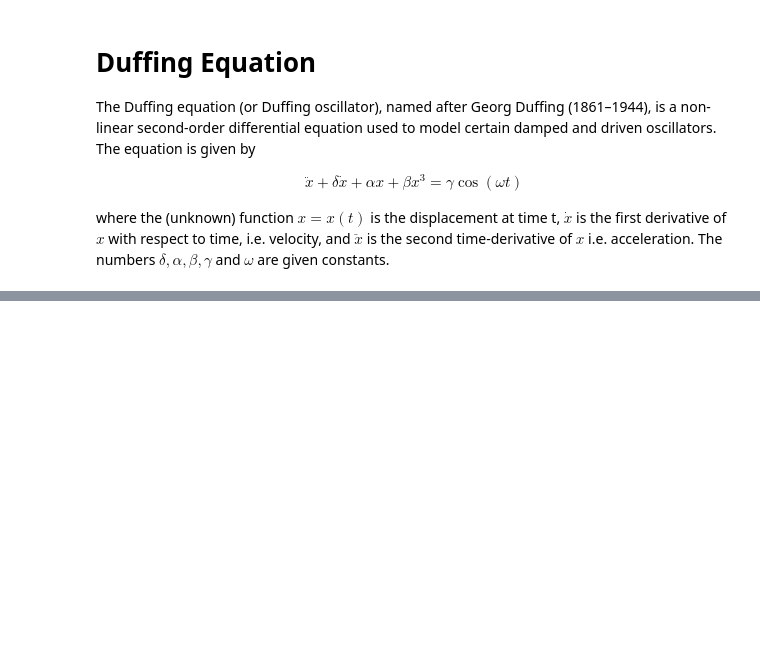
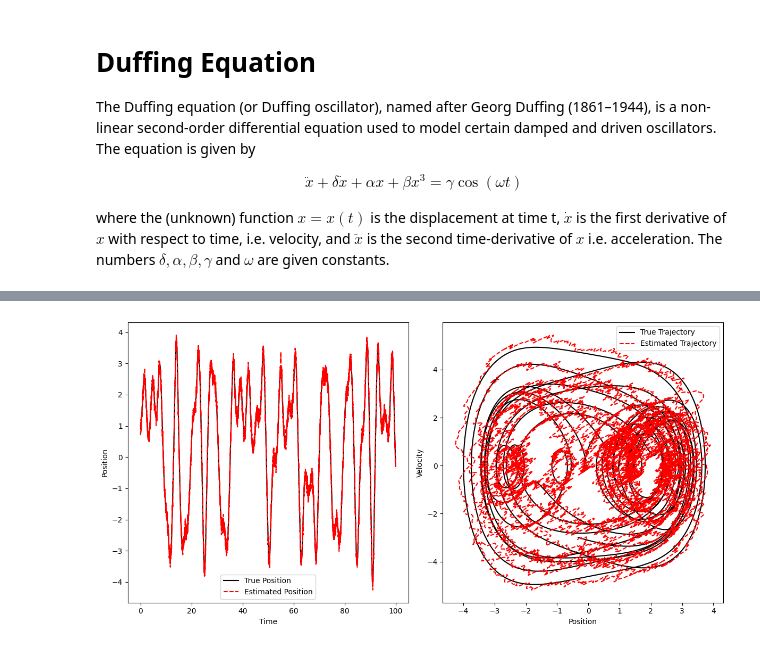
Before and after one commit to RemMyFav/UKF-vs-EKF-Analysis, a Jupyter notebook: duffering_equation/duffing_equation.ipynb, the cells around one changed output, grey strips where cells are left out. Saved outputs shown, nothing was run; the diff lists cells and outputs as text; code cells hidden in the pictures; blank space fills up the shorter version.

```diff
--- a/duffering_equation/duffing_equation.ipynb
+++ b/duffering_equation/duffing_equation.ipynb
@@ -193 +64,83 @@ plt.show()
+# %%
+# Define the Duffing equation dynamics and Jacobian
+def duffing_dynamics(t, state, delta, alpha, beta, gamma, omega):
+    x, v = state
+    dxdt = v
+    dvdt = -delta * v - alpha * x - beta * x**3 + gamma * np.cos(omega * t)
+    return np.array([dxdt, dvdt])
+
+def duffing_jacobian(state, delta, alpha, beta, gamma, omega):
+    x, v = state
+    return np.array([
+        [0, 1],
+        [-alpha - 3 * beta * x**2, -delta]
+    ])
+
+# Extended Kalman Filter Prediction and Update Steps
+def ekf_predict(x, P, Q, dt, delta, alpha, beta, gamma, omega, t):
+    f = duffing_dynamics(t, x, delta, alpha, beta, gamma, omega) * dt
+    x_pred = x + f
+    F = duffing_jacobian(x, delta, alpha, beta, gamma, omega)
+    F_dt = np.eye(len(x)) + F * dt
+    P_pred = F_dt @ P @ F_dt.T + Q
+    return x_pred, P_pred
+
+def ekf_update(x_pred, P_pred, z, R, H):
+    y = z - H @ x_pred
+    S = H @ P_pred @ H.T + R
+    K = P_pred @ H.T @ np.linalg.inv(S)
+    x_upd = x_pred + K @ y
+    P_upd = P_pred - K @ H @ P_pred
+    return x_upd, P_upd
+
+# Simulation settings
+t0, t1, dt = 0, 100, 0.01
+delta, alpha, beta, gamma, omega = 0.1, -1.0, 0.25, 2.5, 2
+x0 = [1.0, 0.0]
+
+# Generate true trajectory
+t_eval = np.arange(t0, t1 + dt, dt)
+sol = solve_ivp(lambda t, y: duffing_dynamics(t, y, delta, alpha, beta, gamma, omega),
+                [t0, t1], x0, t_eval=t_eval, method='RK45')
+
+# Initial conditions for EKF
+x_est = np.array(x0)
+P_est = np.eye(2) * 0.1
+Q = np.eye(2) * 0.01
+R = np.array([[0.1]])
+H = np.array([[1, 0]])
+
+# Arrays to store estimates
+x_estimates = []
+
+# Run EKF
+for idx, t in enumerate(t_eval[:-1]):
+    x_pred, P_pred = ekf_predict(x_est, P_est, Q, dt, delta, alpha, beta, gamma, omega, t)
+    z = np.array([sol.y[0, idx] + np.random.normal(0, np.sqrt(R[0, 0]))])
+    x_est, P_est = ekf_update(x_pred, P_pred, z, R, H)
+    x_estimates.append(x_est)
+
+x_estimates = np.array(x_estimates)
+
+# Plotting the estimated and true positions over time
+plt.figure(figsize=(12, 6))
+plt.subplot(1, 2, 1)
+plt.plot(t_eval[:-1], sol.y[0, :-1], 'k', label='True Position')
+plt.plot(t_eval[:-1], x_estimates[:, 0], 'r--', label='Estimated Position')
+plt.xlabel('Time')
+plt.ylabel('Position')
+plt.legend()
+
+# Plotting phase portrait
+plt.subplot(1, 2, 2)
+plt.plot(sol.y[0], sol.y[1], 'k', label='True Trajectory')
+plt.plot(x_estimates[:, 0], x_estimates[:, 1], 'r--', label='Estimated Trajectory')
+plt.xlabel('Position')
+plt.ylabel('Velocity')
+plt.legend()
+
+plt.tight_layout()
+plt.show()
+# %% [output]
+[figure, added]
 # %%
```
Also changed, not shown: parts of 7 cells of this notebook.
